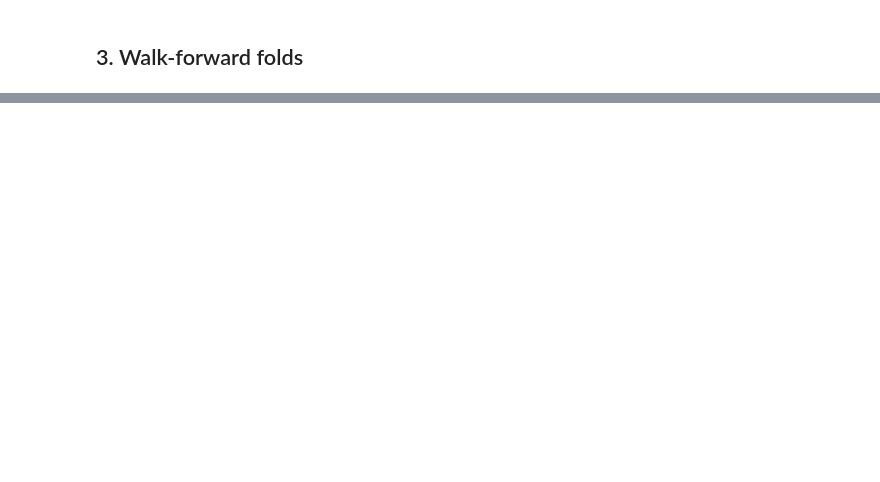
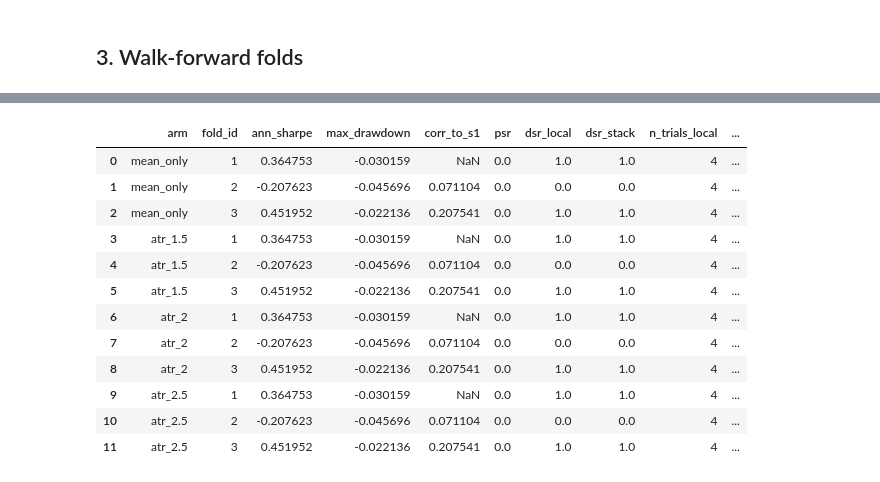
Before and after one commit to charlievellacott/trading_portfolio, a Jupyter notebook: 02_research/s2_coint/notebooks/hypothesis_tests/H-010_exits.ipynb, the cells around one changed output, grey strips where cells are left out. Cells and saved outputs as stored; diff of their text form; code cells hidden in the pictures; blank space fills up the shorter version.

```diff
--- a/02_research/s2_coint/notebooks/hypothesis_tests/H-010_exits.ipynb
+++ b/02_research/s2_coint/notebooks/hypothesis_tests/H-010_exits.ipynb
@@ -180 +192,35 @@ fold_df
+# %%
+configs_atr = {
+    "mean_only": config_from_stack(
+        stack,
+        atr_stop_mult=None,
+        hl_exit_n=None,
+    ),
+}
+for m in ATR_MULTS:
+    configs_atr[f"atr_{m:g}"] = config_from_stack(
+        stack,
+        atr_stop_mult=float(m),
+        hl_exit_n=None,
+        pair_max_loss=float(PAIR_MAX_LOSS),
+        atr_risk_frac=float(ATR_RISK_FRAC),
+    )
+
+fold_df_atr = fold_val_metrics(panel, folds, configs_atr, hyp_id=HYP_ID, s1_weekly=s1_weekly)
+full_is_df_atr = full_is_metrics(panel, configs_atr, hyp_id=HYP_ID, s1_weekly=s1_weekly)
+fold_df_atr
+# %% [output]
+|  | arm | fold_id | ann_sharpe | max_drawdown | corr_to_s1 | psr | dsr_local | dsr_stack | n_trials_local | ... |
+| 0 | mean_only | 1 | 0.364753 | -0.030159 | NaN | 0.0 | 1.0 | 1.0 | 4 | ... |
+| 1 | mean_only | 2 | -0.207623 | -0.045696 | 0.071104 | 0.0 | 0.0 | 0.0 | 4 | ... |
+| 2 | mean_only | 3 | 0.451952 | -0.022136 | 0.207541 | 0.0 | 1.0 | 1.0 | 4 | ... |
+| 3 | atr_1.5 | 1 | 0.364753 | -0.030159 | NaN | 0.0 | 1.0 | 1.0 | 4 | ... |
+| 4 | atr_1.5 | 2 | -0.207623 | -0.045696 | 0.071104 | 0.0 | 0.0 | 0.0 | 4 | ... |
+| 5 | atr_1.5 | 3 | 0.451952 | -0.022136 | 0.207541 | 0.0 | 1.0 | 1.0 | 4 | ... |
+| 6 | atr_2 | 1 | 0.364753 | -0.030159 | NaN | 0.0 | 1.0 | 1.0 | 4 | ... |
+| 7 | atr_2 | 2 | -0.207623 | -0.045696 | 0.071104 | 0.0 | 0.0 | 0.0 | 4 | ... |
+| 8 | atr_2 | 3 | 0.451952 | -0.022136 | 0.207541 | 0.0 | 1.0 | 1.0 | 4 | ... |
+| 9 | atr_2.5 | 1 | 0.364753 | -0.030159 | NaN | 0.0 | 1.0 | 1.0 | 4 | ... |
+| 10 | atr_2.5 | 2 | -0.207623 | -0.045696 | 0.071104 | 0.0 | 0.0 | 0.0 | 4 | ... |
+| 11 | atr_2.5 | 3 | 0.451952 | -0.022136 | 0.207541 | 0.0 | 1.0 | 1.0 | 4 | ... |
 # %% [markdown]
```
Also changed, not shown: parts of 27 cells of this notebook, 16 other files.
